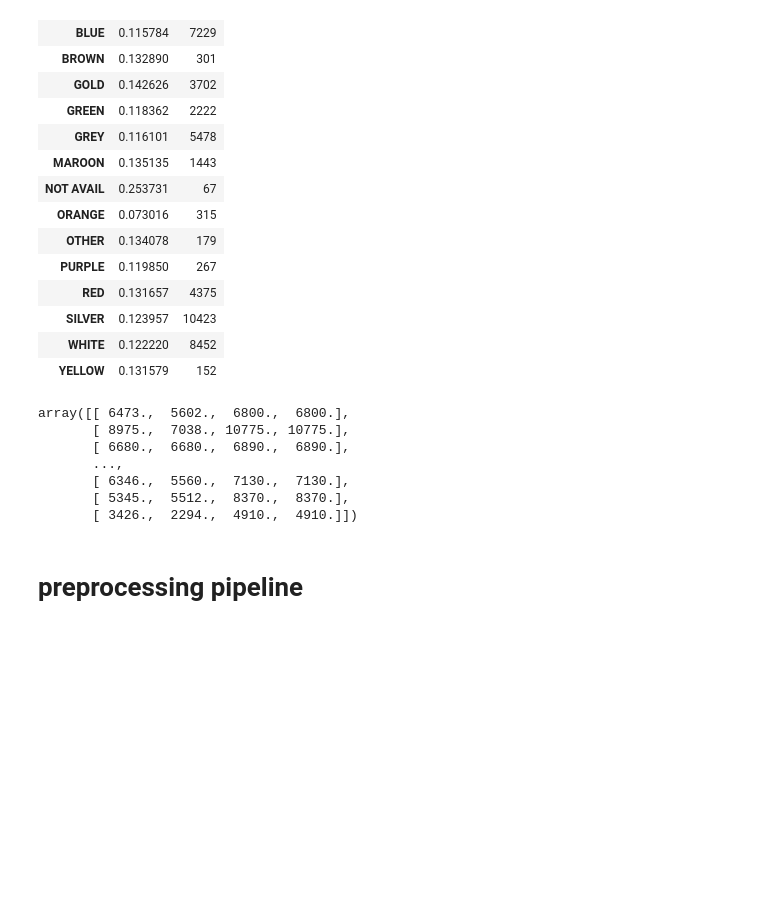
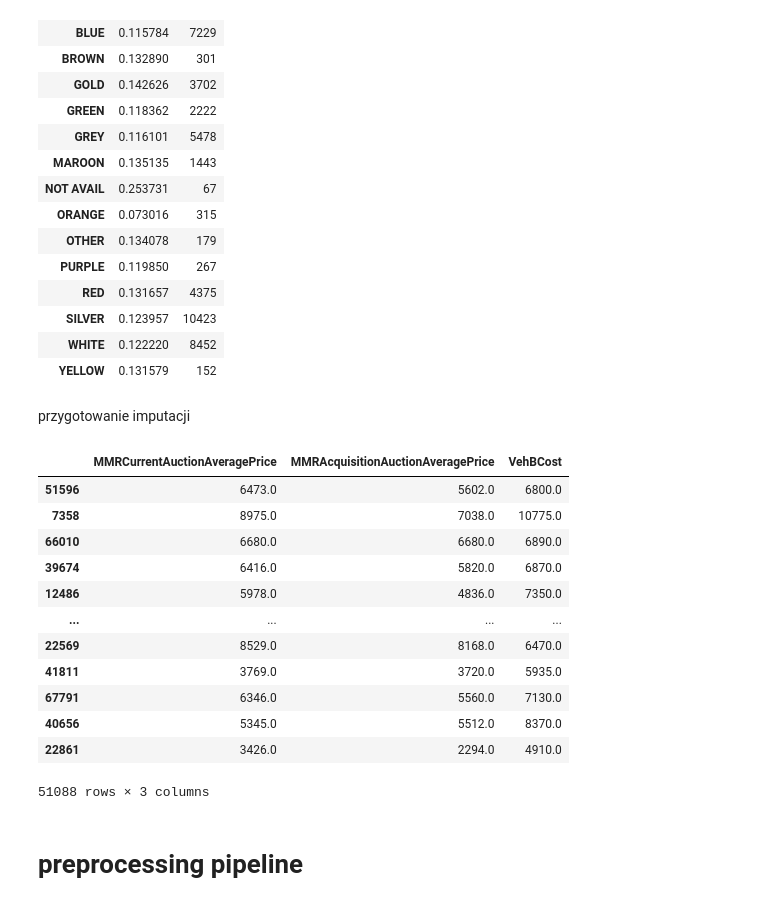
Before and after one commit to Koliber216/DontGetKicked-ML-Classification, a Jupyter notebook: model_selection.ipynb, the cells around one changed output. Saved outputs shown, nothing was run; the diff lists cells and outputs as text; code cells hidden in the pictures; blank space fills up the shorter version.

```diff
--- a/model_selection.ipynb
+++ b/model_selection.ipynb
@@ -83,32 +83,41 @@ train["ColorDanger"] = train["Color"].map(color_dict).fillna(train.IsBadBuy.mean
 bad_colors = list(color_train.loc[color_train["mean"] > train.IsBadBuy.mean()].index)
 
 train['DangerousColor'] = np.where(train["Color"].isin(bad_colors), 1, 0)
+# %% [markdown]
+przygotowanie imputacji
 # %%
 # zaimputujemy sobie wartość 0 dla kolumn MMRCurrentAuctionAveragePrice oraz MMRAcquisitionAuctionAveragePrice
 # pozostałe wywalamy
 from sklearn.experimental import enable_iterative_imputer
 from sklearn.impute import IterativeImputer
 
 train["MMRCurrentAuctionAveragePrice"] = np.where(train["MMRCurrentAuctionAveragePrice"] == 0, np.nan, train["MMRCurrentAuctionAveragePrice"])
 train["MMRAcquisitionAuctionAveragePrice"] = np.where(train["MMRAcquisitionAuctionAveragePrice"] == 0, np.nan, train["MMRAcquisitionAuctionAveragePrice"])
 
 imp_mean = IterativeImputer(random_state=0)
 
 MMR_columns = ["MMRCurrentAuctionAveragePrice", "MMRAcquisitionAuctionAveragePrice", "VehBCost"]
 
-imp_mean.fit(train[["MMRCurrentAuctionAveragePrice", "MMRAcquisitionAuctionAveragePrice", "VehBCost"]])
+imp_mean.fit(train[MMR_columns])
 
-MMR_train_transformed = imp_mean.transform(train[["MMRCurrentAuctionAveragePrice", "MMRAcquisitionAuctionAveragePrice", "VehBCost"]])
-
+MMR_train_transformed = imp_mean.transform(train[MMR_columns])
+MMR_train_transformed = pd.DataFrame(MMR_train_transformed, columns = MMR_columns)
+MMR_train_transformed.index = train.index
 MMR_train_transformed
 # %% [output]
+|  | MMRCurrentAuctionAveragePrice | MMRAcquisitionAuctionAveragePrice | VehBCost |
+| 51596 | 6473.0 | 5602.0 | 6800.0 |
+| 7358 | 8975.0 | 7038.0 | 10775.0 |
+| 66010 | 6680.0 | 6680.0 | 6890.0 |
+| 39674 | 6416.0 | 5820.0 | 6870.0 |
+| 12486 | 5978.0 | 4836.0 | 7350.0 |
+| ... | ... | ... | ... |
+| 22569 | 8529.0 | 8168.0 | 6470.0 |
+| 41811 | 3769.0 | 3720.0 | 5935.0 |
+| 67791 | 6346.0 | 5560.0 | 7130.0 |
+| 40656 | 5345.0 | 5512.0 | 8370.0 |
+| 22861 | 3426.0 | 2294.0 | 4910.0 |
-array([[ 6473.,  5602.,  6800.,  6800.],
-       [ 8975.,  7038., 10775., 10775.],
-       [ 6680.,  6680.,  6890.,  6890.],
-       ...,
-       [ 6346.,  5560.,  7130.,  7130.],
-       [ 5345.,  5512.,  8370.,  8370.],
-       [ 3426.,  2294.,  4910.,  4910.]])
+51088 rows × 3 columns
 # %% [markdown]
 # preprocessing pipeline
 # %%
```
Also changed, not shown: parts of 32 cells of this notebook, 2 other files.
